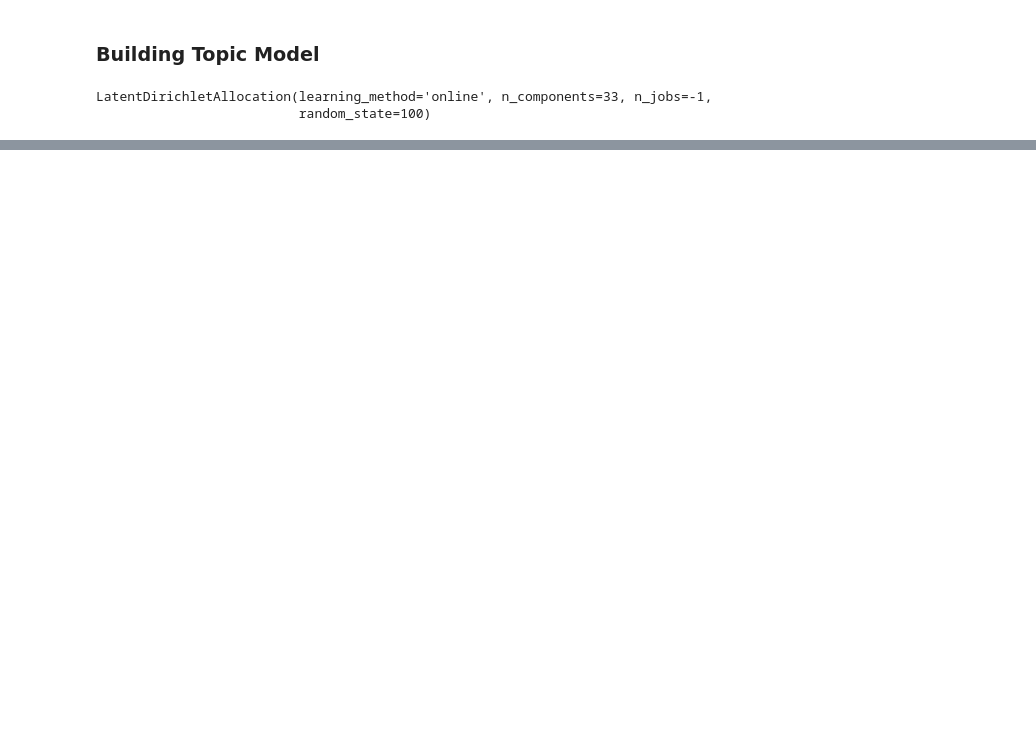
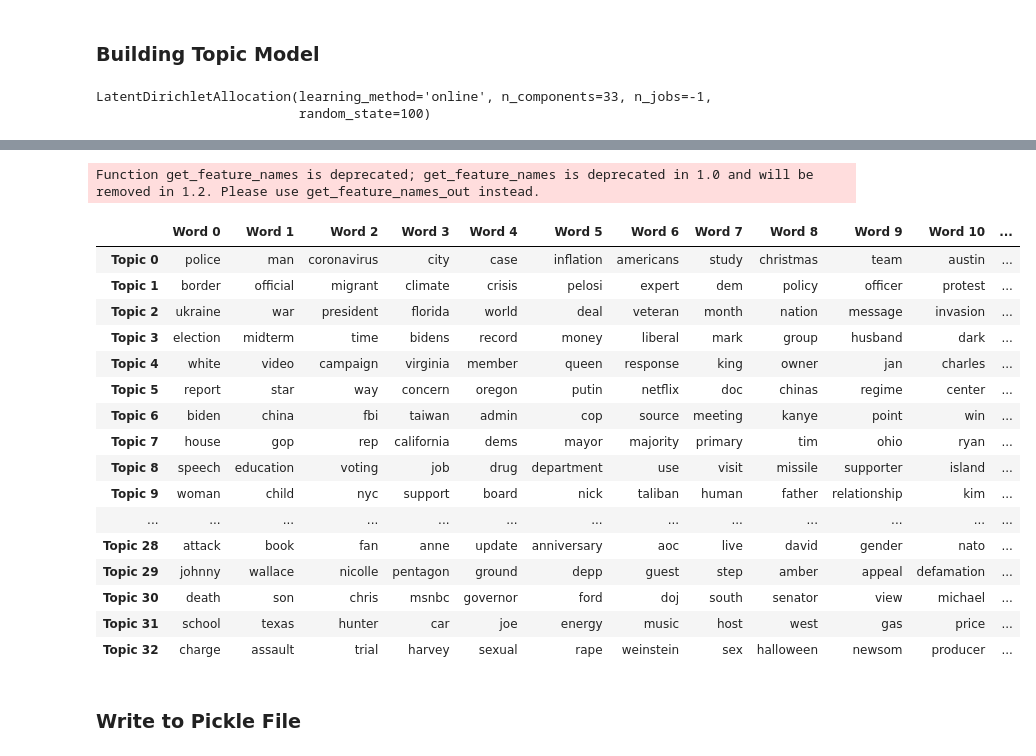
Before and after one commit to gaurangdave/Aletheia, a Jupyter notebook: notebooks/apify_lda_topic_modelling_title.ipynb, the cells around one changed output, grey strips where cells are left out. Saved outputs shown, nothing was run; the diff lists cells and outputs as text; code cells hidden in the pictures; blank space fills up the shorter version.

```diff
--- a/notebooks/apify_lda_topic_modelling_title.ipynb
+++ b/notebooks/apify_lda_topic_modelling_title.ipynb
@@ -397,6 +400,12 @@ def show_sklearn_topics(vectorizer, lda_model, n_words=20):
         topic_keywords.append(keywords.take(top_keyword_locs))
     return topic_keywords
 
+def format_sklearn_topics(topic_keywords):
+    df_topic_keywords = pd.DataFrame(topic_keywords)
+    df_topic_keywords.columns = ['Word '+str(i) for i in range(df_topic_keywords.shape[1])]
+    df_topic_keywords.index = ['Topic '+str(i) for i in range(df_topic_keywords.shape[0])]
+    return df_topic_keywords
+
 def analyze_sklearn_lda_model(lda_model, data_vectorized):
     # Log Likelyhood: Higher the better
     print("Log Likelihood: ", lda_model.score(data_vectorized))
@@ -407,7 +416,7 @@ def analyze_sklearn_lda_model(lda_model, data_vectorized):
 def visualize_sklearn_lda_model(lda_model, data_vectorized, vectorizer, mds='tsne'):
     pyLDAvis.enable_notebook()
     panel2 = pyLDAvis.sklearn.prepare(lda_model, data_vectorized, vectorizer, mds=mds)
-    panel2.save('sklearn_lda.html')
+    return panel2
 # %% [markdown]
 ## EDA on Title Data
 # %%
@@ -1911,8 +1821,8 @@ Function get_feature_names is deprecated; get_feature_names is deprecated in 1.0
 # %%
 ## lemmatization with bigrams
-data_words_bigrams = make_bigrams(data_words, bigram_mod)
+# data_words_bigrams = make_bigrams(data_words, bigram_mod)
 
-# data_words_trigrams = make_trigrams(data_words, bigram_mod, trigram_mod)
+data_words_trigrams = make_trigrams(data_words, bigram_mod, trigram_mod)
 
 # Initialize spacy 'en' model, keeping only tagger component (for efficiency)
 # python3 -m spacy download en
@@ -1920,7 +1830,7 @@ data_words_bigrams = make_bigrams(data_words, bigram_mod)
 
 # Do lemmatization keeping only noun, adj, vb, adv
 ## performaing lemmatization with noun chunks to preserve the ngram words.
-data_lemmatized = lemmatization_noun_chunks(data_words_bigrams)
+data_lemmatized = lemmatization_noun_chunks(data_words_trigrams)
 
 # Remove Stop Words
 ## we are removing stop words in the lemmatization function using spacy is_stop flag
@@ -2154,0 +1902,5 @@ Function get_feature_names is deprecated; get_feature_names is deprecated in 1.0
+# %%
+analyze_sklearn_lda_model(lda_model, data_vectorized)
+
+# See model parameters
+pprint(lda_model.get_params())
@@ -2154,0 +2000,26 @@ Function get_feature_names is deprecated; get_feature_names is deprecated in 1.0
+# %%
+## vectorizer, lda_model, n_words=20
+df_topic_keywords = show_sklearn_topics(vectorizer, lda_model)
+formatted_topics = format_sklearn_topics(df_topic_keywords)
+formatted_topics
+# %% [output]
+Function get_feature_names is deprecated; get_feature_names is deprecated in 1.0 and will be removed in 1.2. Please use get_feature_names_out instead.
+|  | Word 0 | Word 1 | Word 2 | Word 3 | Word 4 | Word 5 | Word 6 | Word 7 | Word 8 | Word 9 | Word 10 | ... |
+| Topic 0 | police | man | coronavirus | city | case | inflation | americans | study | christmas | team | austin | ... |
+| Topic 1 | border | official | migrant | climate | crisis | pelosi | expert | dem | policy | officer | protest | ... |
+| Topic 2 | ukraine | war | president | florida | world | deal | veteran | month | nation | message | invasion | ... |
+| Topic 3 | election | midterm | time | bidens | record | money | liberal | mark | group | husband | dark | ... |
+| Topic 4 | white | video | campaign | virginia | member | queen | response | king | owner | jan | charles | ... |
+| Topic 5 | report | star | way | concern | oregon | putin | netflix | doc | chinas | regime | center | ... |
+| Topic 6 | biden | china | fbi | taiwan | admin | cop | source | meeting | kanye | point | win | ... |
+| Topic 7 | house | gop | rep | california | dems | mayor | majority | primary | tim | ohio | ryan | ... |
+| Topic 8 | speech | education | voting | job | drug | department | use | visit | missile | supporter | island | ... |
+| Topic 9 | woman | child | nyc | support | board | nick | taliban | human | father | relationship | kim | ... |
+| ... | ... | ... | ... | ... | ... | ... | ... | ... | ... | ... | ... | ... |
+| Topic 28 | attack | book | fan | anne | update | anniversary | aoc | live | david | gender | nato | ... |
+| Topic 29 | johnny | wallace | nicolle | pentagon | ground | depp | guest | step | amber | appeal | defamation | ... |
+| Topic 30 | death | son | chris | msnbc | governor | ford | doj | south | senator | view | michael | ... |
+| Topic 31 | school | texas | hunter | car | joe | energy | music | host | west | gas | price | ... |
+| Topic 32 | charge | assault | trial | harvey | sexual | rape | weinstein | sex | halloween | newsom | producer | ... |
+# %% [markdown]
+### Write to Pickle File
```
Also changed, not shown: parts of 63 cells of this notebook, 4 other files.
